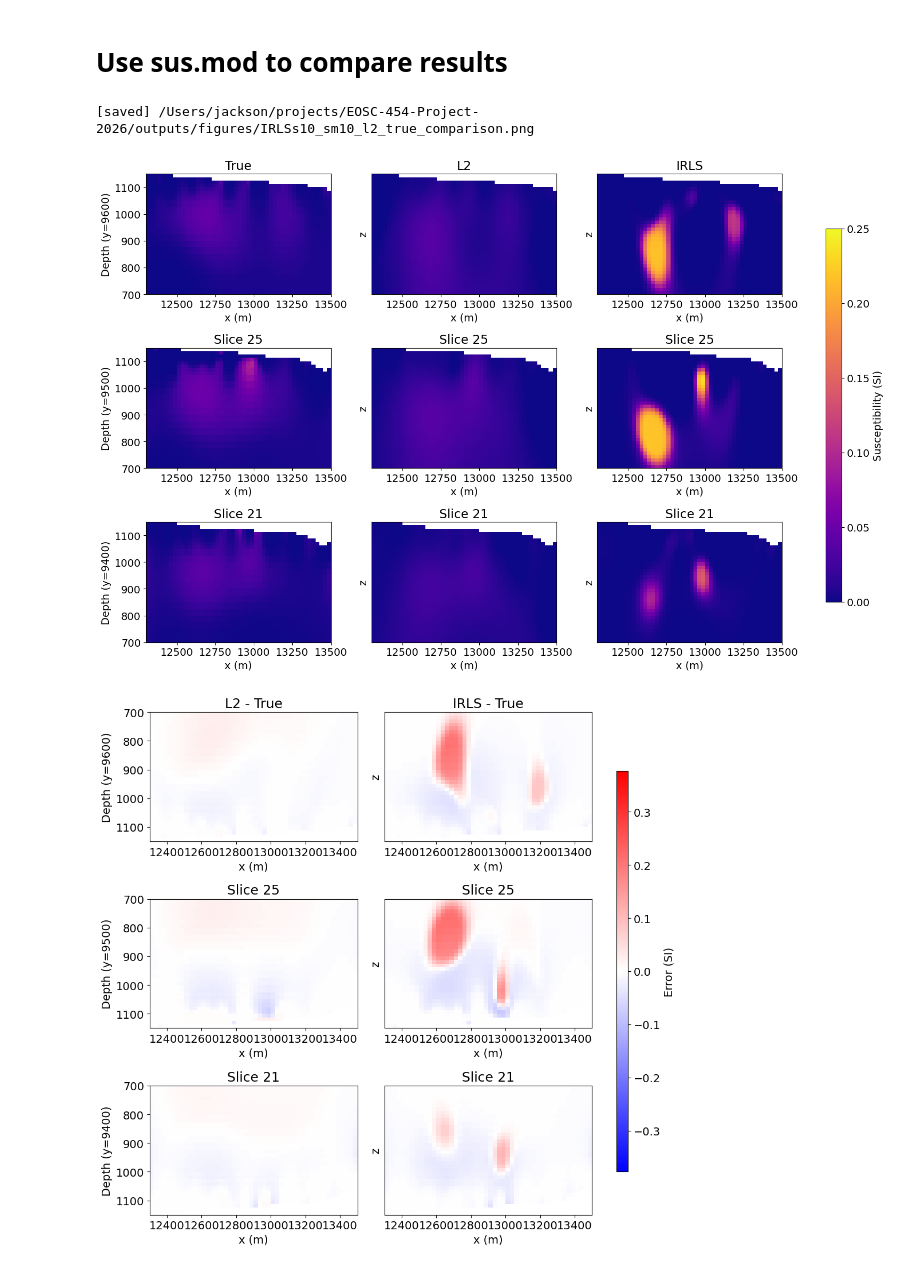
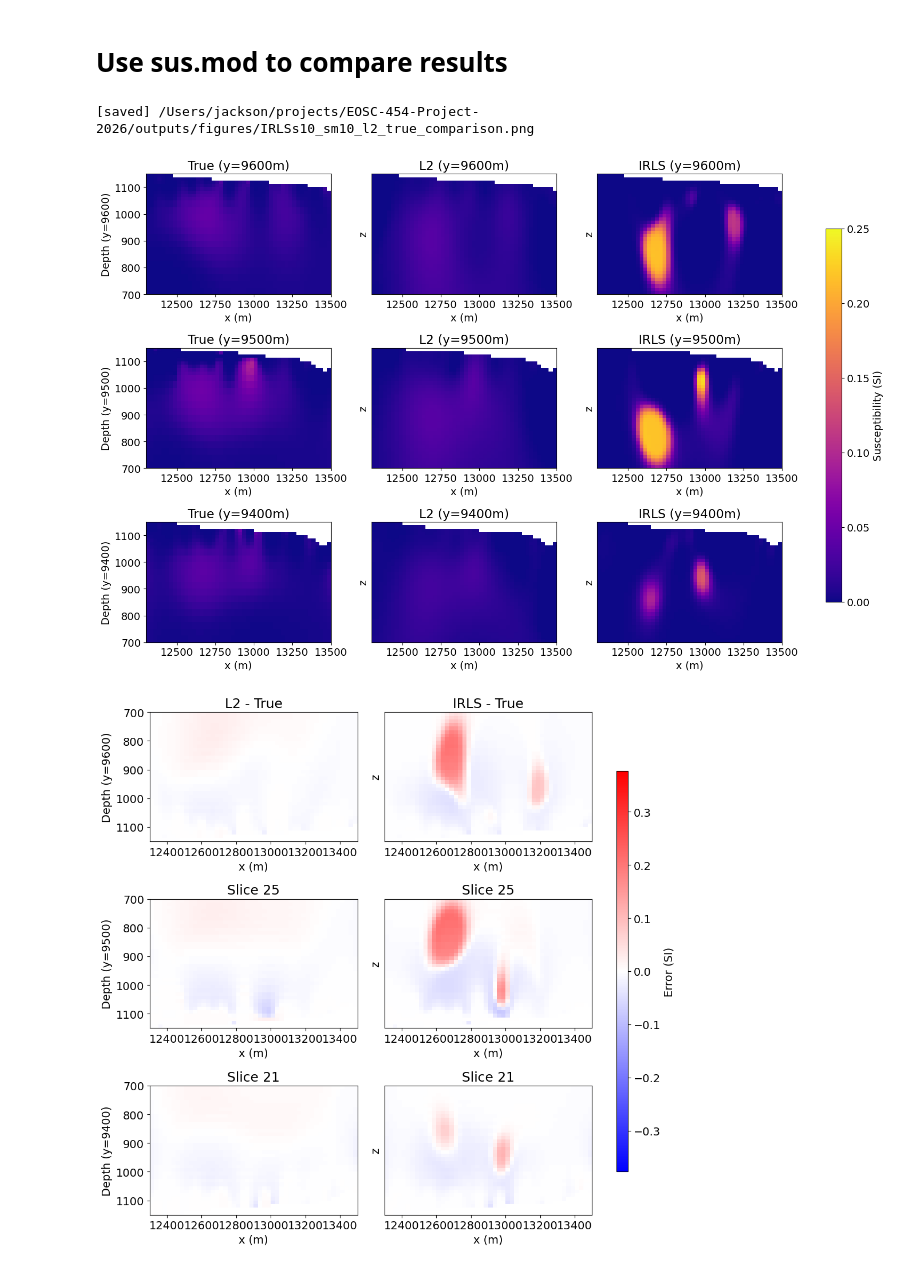
Before and after one commit to jtrustham/EOSC-454-Project-2026, a Jupyter notebook: notebooks/Mt_Milligan_Inversion.ipynb, the cells around one changed output. Drawn from its saved outputs; the diff is of its cells as text; code cells hidden in the pictures.

```diff
--- a/notebooks/Mt_Milligan_Inversion.ipynb
+++ b/notebooks/Mt_Milligan_Inversion.ipynb
@@ -585,14 +585,12 @@ vals = [0, 0.5, 1.0]
 # store all misfits first to get consistent color scale
 misfits = []
 
-dobs = dobs_upward_continued
-
 for m in recovered_models:
     dpred = simulation.dpred(m)
-    misfit = dobs - dpred
+    misfit = dobs_upward_continued - dpred
     misfits.append(misfit)
 
-# global symmetric color scale (like your working version)
+# global symmetric color scale
 all_vals = np.hstack(misfits)
 vlim = np.max(np.abs(all_vals))
 
@@ -619,7 +617,7 @@ for i, smallness in enumerate(vals):
         ax.set_xlabel("x (m)")
         ax.set_ylabel("y (m)")
 
-# ---- ONE shared colorbar (like your slice plot) ----
+# ONE shared colorbar
 cbar_ax = fig.add_axes([0.92, 0.15, 0.02, 0.7])
 mpl.colorbar.ColorbarBase(
     cbar_ax,
@@ -878,36 +876,36 @@ for i, y_val in enumerate(slice_ys):
                 "cmap": mpl.cm.plasma,
                 "norm": norm
             },
         )
 
         # remove padding visually
         ax.set_xlim([x0, x0 + nx * dx])
         ax.set_ylim([z0 - nz * dz, z0])
 
 
-        if i == 0:
-            ax.set_title(title)
+
+        ax.set_title(title+f' (y={slice_ys[i]}m)')
 
         ax.set_xlabel("x (m)")
         if j == 0:
             ax.set_ylabel(f"Depth (y={y_val})")
         else:
             ax.set_yticks([])
 
 # shared colorbar
 cbar_ax = fig.add_axes([0.92, 0.15, 0.02, 0.7])
 mpl.colorbar.ColorbarBase(
     cbar_ax,
     norm=norm,
     cmap=mpl.cm.plasma,
 ).set_label("Susceptibility (SI)")
 
 plt.tight_layout(rect=[0, 0, 0.9, 1])
 init_utils.save_figure('IRLSs10_sm10_l2_true_comparison')
 plt.show()
 # %% [output]
 [saved] /Users/jackson/projects/EOSC-454-Project-2026/outputs/figures/IRLSs10_sm10_l2_true_comparison.png
-[figure, old version]
+[figure, new version]
 # %%
 diff_l2   = L2_chosen - true_active
 diff_irls = IRLS_chosen - true_active
```
